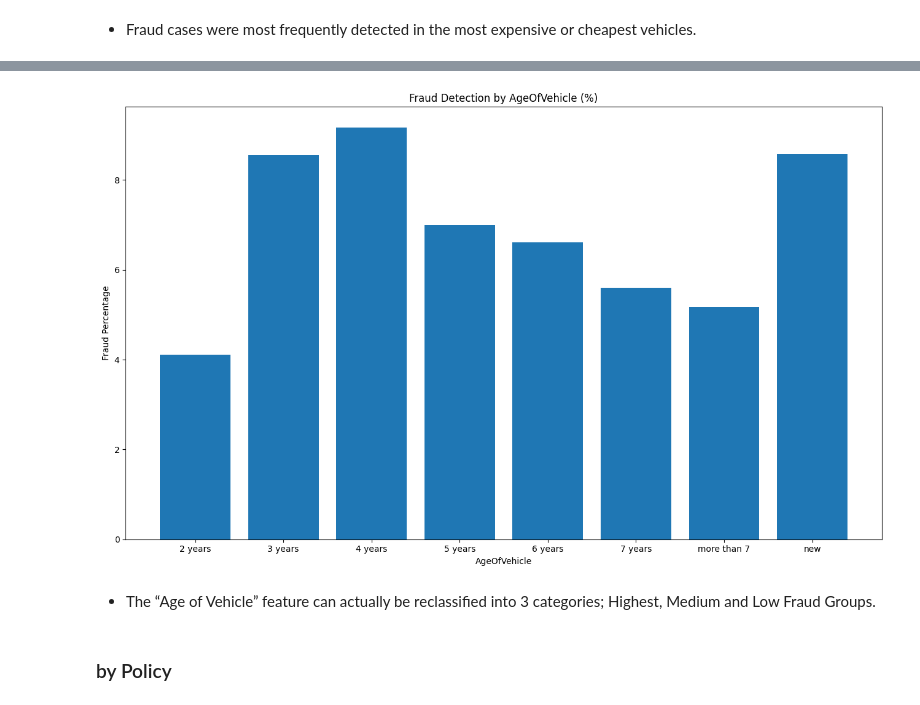
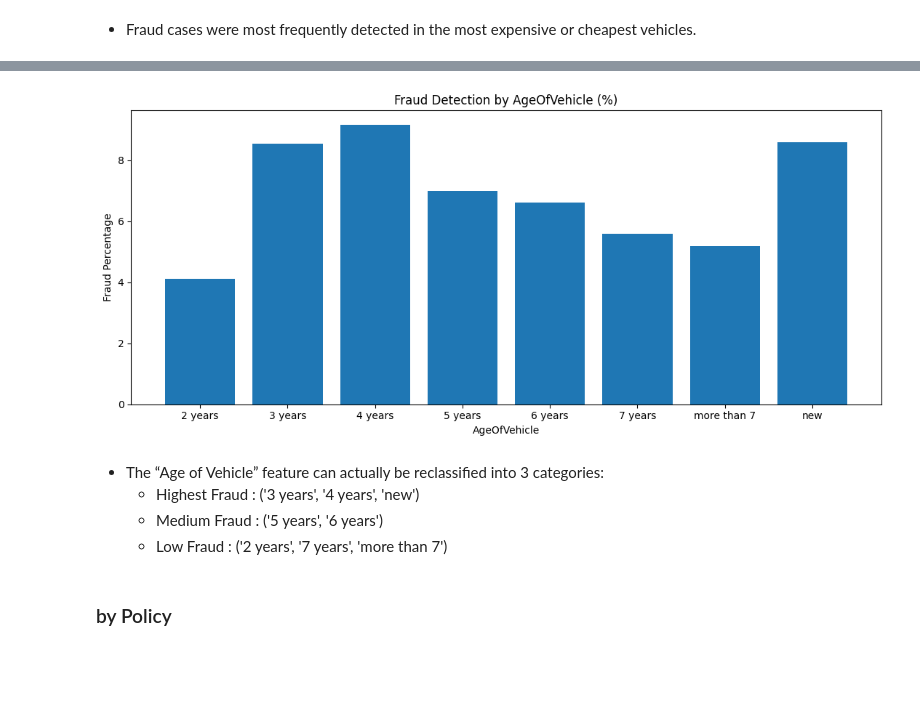
Before and after one commit to CaoDien2003/nguyencaodien2102048, a Jupyter notebook: HOMEWORK/HW1/vehicle_insurance_claim_fraud_detection.ipynb, the cells around one changed output, grey strips where cells are left out. Saved outputs shown, nothing was run; the diff lists cells and outputs as text; code cells hidden in the pictures; blank space fills up the shorter version.

```diff
--- a/HOMEWORK/HW1/vehicle_insurance_claim_fraud_detection.ipynb
+++ b/HOMEWORK/HW1/vehicle_insurance_claim_fraud_detection.ipynb
@@ -233,9 +313,12 @@ fraud_by_feature('VehiclePrice', df, figsize=(13,8))
 # %%
-fraud_by_feature('AgeOfVehicle', df, figsize=(13,8))
+fraud_by_feature('AgeOfVehicle', df, figsize=(11,5))
 # %% [output]
-[figure, old version]
+[figure, new version]
 # %% [markdown]
-- The “Age of Vehicle” feature can actually be reclassified into 3 categories; Highest, Medium and Low Fraud Groups.
+- The “Age of Vehicle” feature can actually be reclassified into 3 categories:
+    - Highest Fraud : ('3 years', '4 years', 'new')
+    - Medium Fraud  : ('5 years', '6 years')
+    - Low Fraud     : ('2 years', '7 years', 'more than 7')
 # %% [markdown]
 ### by Policy
 # %%
```
Also changed, not shown: parts of 48 cells of this notebook.
